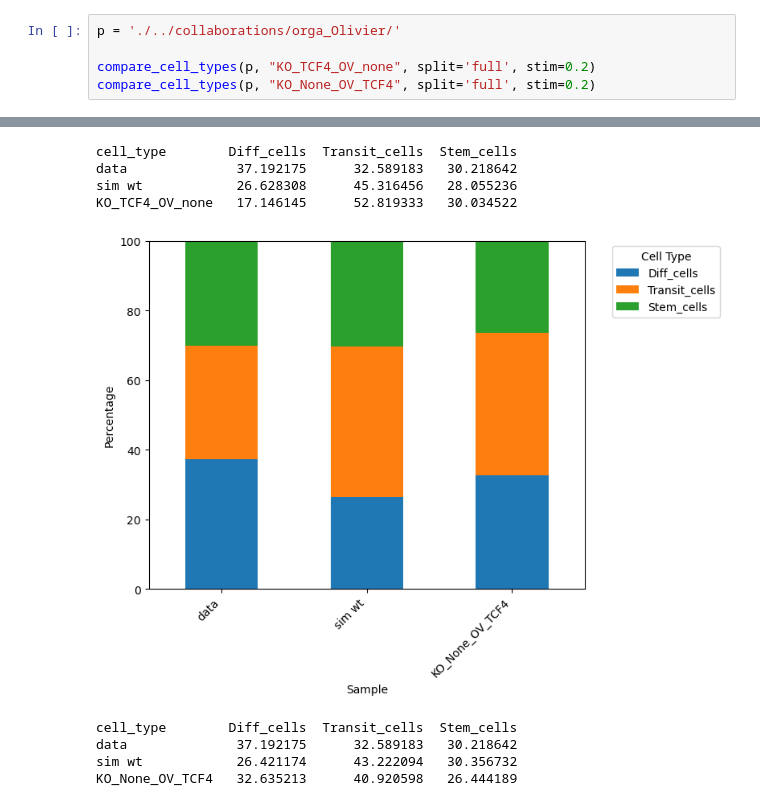
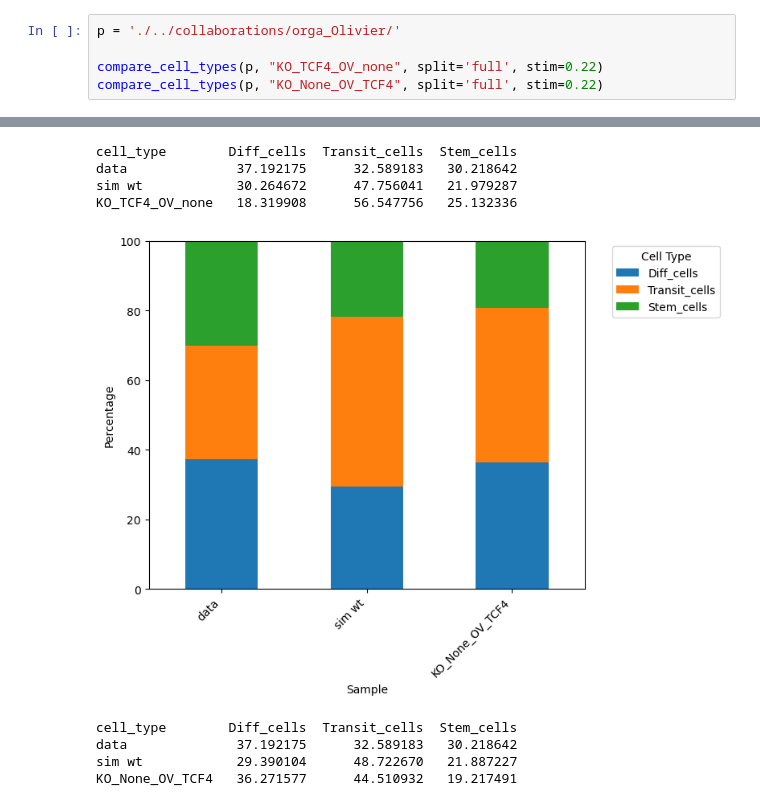
Before and after one commit to eliasventre/CardamomOT, a Jupyter notebook: utils/compare_cell_types_across_KOV.ipynb, the cells around one changed output, grey strips where cells are left out. Saved outputs shown, nothing was run; the diff lists cells and outputs as text.

```diff
--- a/utils/compare_cell_types_across_KOV.ipynb
+++ b/utils/compare_cell_types_across_KOV.ipynb
@@ -15,6 +12,6 @@ The autoreload extension is already loaded. To reload it, use:
 # %%
 p = './../collaborations/orga_Olivier/'
 
-compare_cell_types(p, "KO_TCF4_OV_none", split='full', stim=0.2)
-compare_cell_types(p, "KO_None_OV_TCF4", split='full', stim=0.2)
+compare_cell_types(p, "KO_TCF4_OV_none", split='full', stim=0.22)
+compare_cell_types(p, "KO_None_OV_TCF4", split='full', stim=0.22)
 # %% [output]
@@ -22,12 +19,12 @@ compare_cell_types(p, "KO_None_OV_TCF4", split='full', stim=0.2)
 cell_type        Diff_cells  Transit_cells  Stem_cells
 data              37.192175      32.589183   30.218642
-sim wt            26.628308      45.316456   28.055236
-KO_TCF4_OV_none   17.146145      52.819333   30.034522
+sim wt            30.264672      47.756041   21.979287
+KO_TCF4_OV_none   18.319908      56.547756   25.132336
-[figure, old version]
+[figure, new version]
 cell_type        Diff_cells  Transit_cells  Stem_cells
 data              37.192175      32.589183   30.218642
-sim wt            26.421174      43.222094   30.356732
-KO_None_OV_TCF4   32.635213      40.920598   26.444189
+sim wt            29.390104      48.722670   21.887227
+KO_None_OV_TCF4   36.271577      44.510932   19.217491
 # %%
 compare_cell_types(p_DO,"KO_CHGApct50_OV_None", split='full', stim=0.2)
 compare_cell_types(p_DO,"KO_CHGA_OV_STMN2", split='full', stim=0.2)
```
Also changed, not shown: parts of 5 cells of this notebook, 5 other files.
